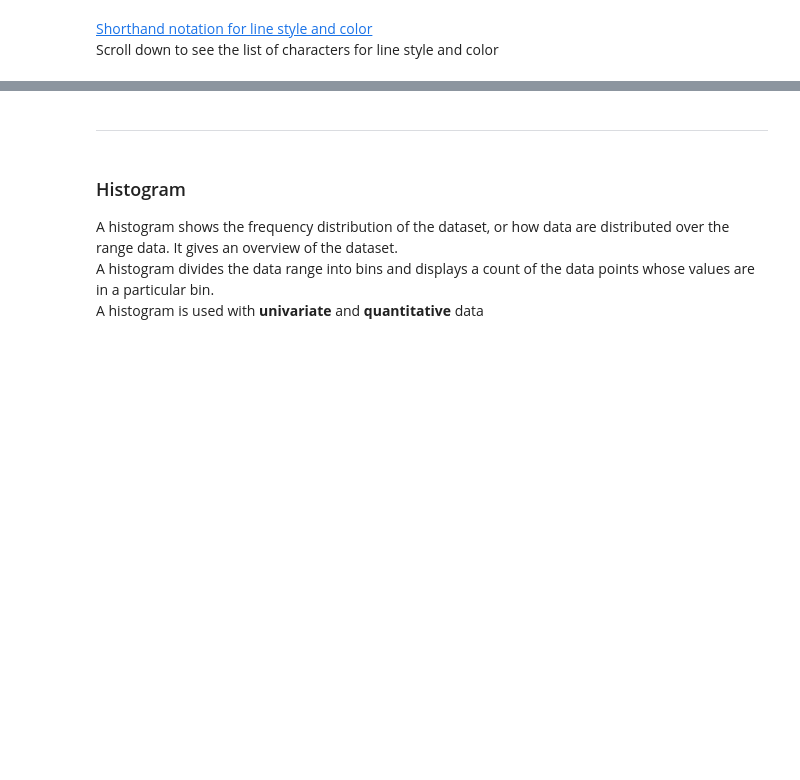
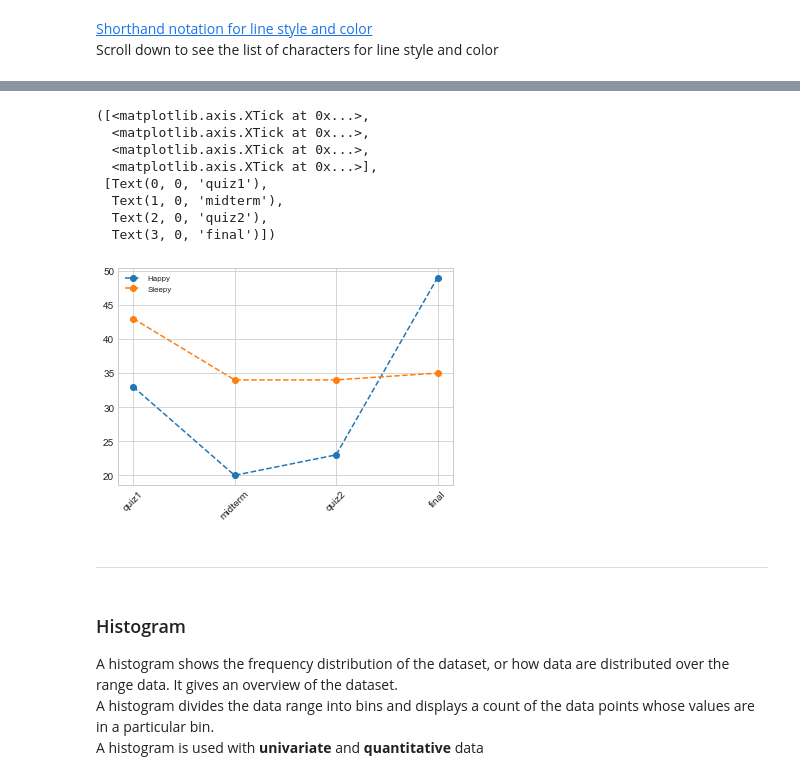
Before and after one commit to Pratyush-Shanbhag/Introduction_To_Data_Science, a Jupyter notebook: Exercise_4/4-Matplotlib.ipynb, the cells around one changed output, grey strips where cells are left out. Cells and saved outputs as stored; diff of their text form; code cells hidden in the pictures; blank space fills up the shorter version.

```diff
--- a/Exercise_4/4-Matplotlib.ipynb
+++ b/Exercise_4/4-Matplotlib.ipynb
@@ -125,14 +182,25 @@ plt.plot()
 # %%
 # alternatively, if we have the strings from the dataset, then we can use
 # the 4 text strings for the x-values in the plot function
 
 plt.plot(gb.columns,gb.loc['Happy'], 'o--', label='Happy')
 plt.plot(gb.columns,gb.loc['Sleepy'], 'o--', label='Sleepy')
 plt.legend(fontsize=8)
 plt.xticks(rotation=45)
 
 # How to get the strings from the dataset directly, instead of having to        ** EC **
 # type in the 4 strings?
+plt.xticks(np.arange(4), gb.columns)
+# %% [output]
+([<matplotlib.axis.XTick at 0x...>,
+  <matplotlib.axis.XTick at 0x...>,
+  <matplotlib.axis.XTick at 0x...>,
+  <matplotlib.axis.XTick at 0x...>],
+ [Text(0, 0, 'quiz1'),
+  Text(1, 0, 'midterm'),
+  Text(2, 0, 'quiz2'),
+  Text(3, 0, 'final')])
+[figure, added]
 # %%
 # 13. subplot
 plt.subplot(1,2,1)   # 1 row, 2 cols, subplot 1
```
Also changed, not shown: parts of 12 cells of this notebook, 4 other files.
